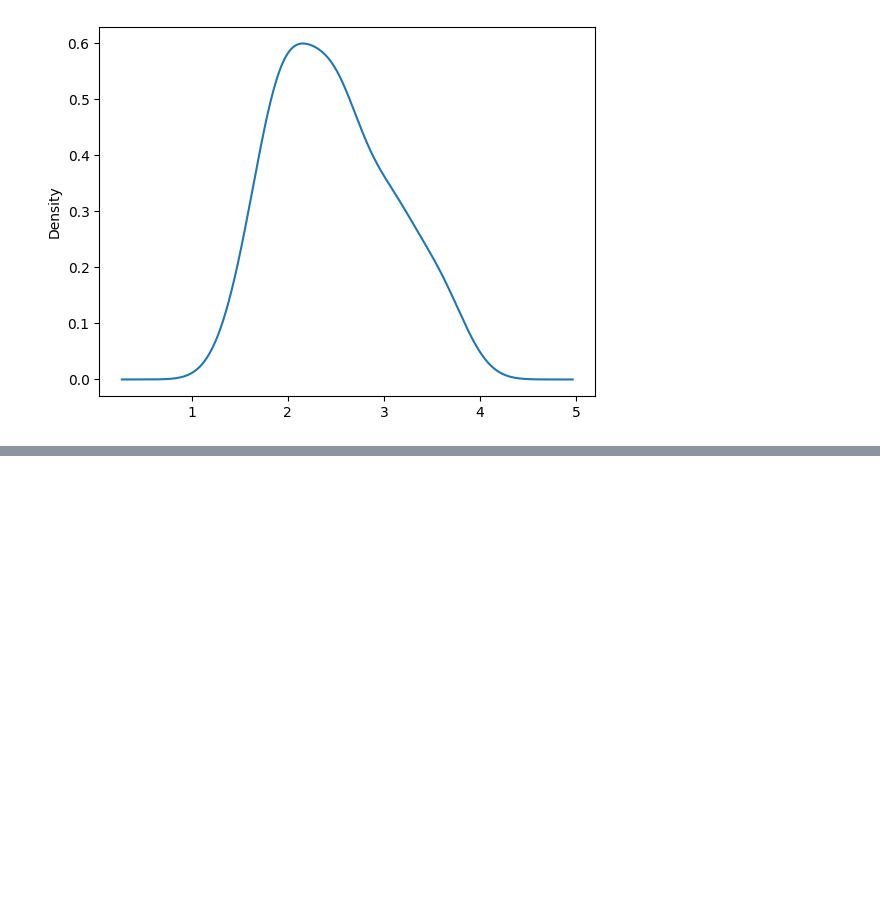
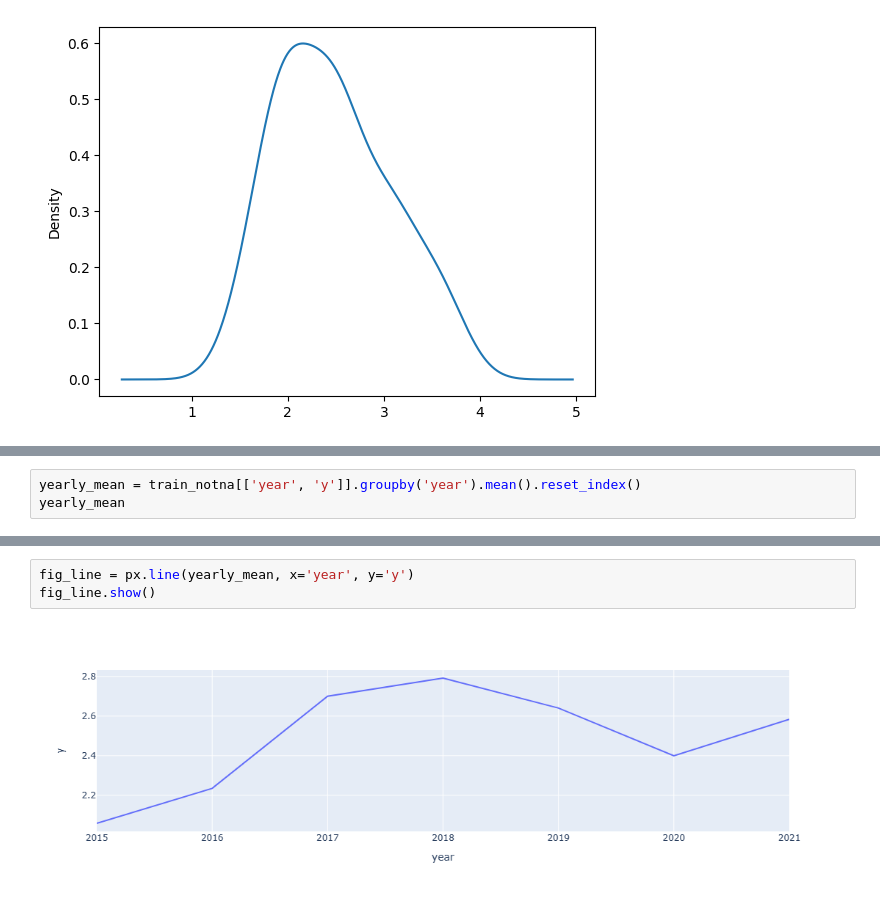
Before and after one commit to pepeEulogio/between, a Jupyter notebook: exploratory/eda.ipynb, the cells around one changed output, grey strips where cells are left out. Cells and saved outputs as stored; diff of their text form; blank space fills up the shorter version.

```diff
--- a/exploratory/eda.ipynb
+++ b/exploratory/eda.ipynb
@@ -159,0 +166,3 @@ train_notna[['month', 'y']].groupby('month').mean()
+# %%
+yearly_mean = train_notna[['year', 'y']].groupby('year').mean().reset_index()
+yearly_mean
@@ -159,0 +178,5 @@ train_notna[['month', 'y']].groupby('month').mean()
+# %%
+fig_line = px.line(yearly_mean, x='year', y='y')
+fig_line.show()
+# %% [output]
+[figure, added]
```
Also changed, not shown: parts of 7 cells of this notebook.
